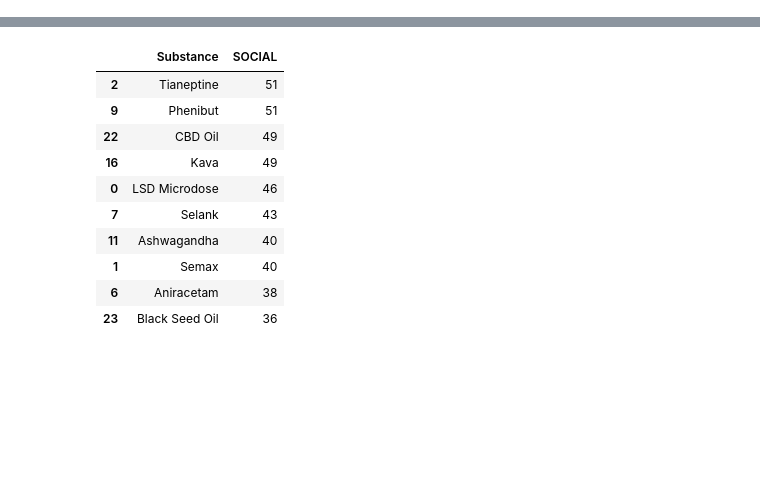
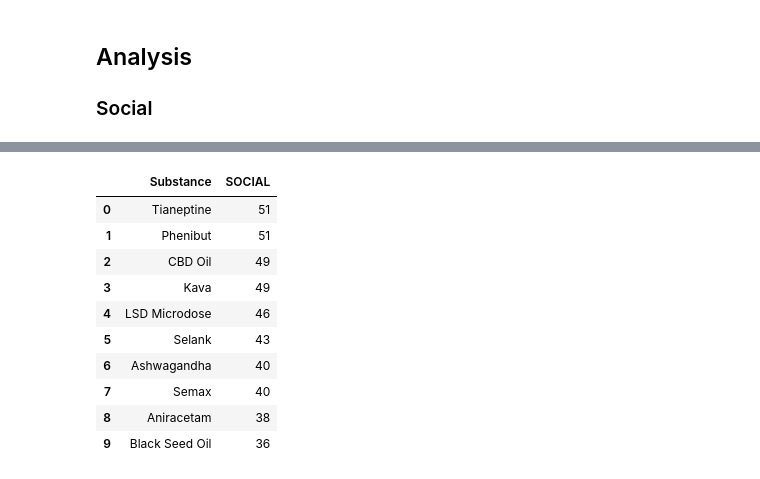
Before and after one commit to kubershahi/ml-data, a Jupyter notebook: ageless/Nootropics/nootropics.ipynb, the cells around one changed output, grey strips where cells are left out. Cells and saved outputs as stored; diff of their text form; code cells hidden in the pictures; blank space fills up the shorter version.

Commit message:
nootropics-analysis

```diff
--- a/ageless/Nootropics/nootropics.ipynb
+++ b/ageless/Nootropics/nootropics.ipynb
@@ -45,6 +49,7 @@ data.head(10)
 | 9 | Phenibut | https://nootropics-database.com/s... | 35 | 45 | 0 | 0 | 0 | 3 | 0 | ... |
 # %%
 data['Score'] = data.mean(axis=1, numeric_only= True)
+data = data.round(decimals= 2)
 # %%
 data.head(10)
 # %% [output]
@@ -59,23 +64,27 @@ data.head(10)
 | 7 | Selank | https://nootropics-database.com/s... | 33 | 35 | 17 | 0 | 0 | 17 | 0 | ... |
 | 8 | Coluracetam | https://nootropics-database.com/s... | 26 | 29 | 31 | 0 | 0 | 20 | 0 | ... |
 | 9 | Phenibut | https://nootropics-database.com/s... | 35 | 45 | 0 | 0 | 0 | 3 | 0 | ... |
+# %% [markdown]
+## Analysis
+
+### Social
 # %%
-data_social = data.sort_values(by='SOCIAL', ascending = False)[['Substance','SOCIAL']][0:10]
+data_social = data.sort_values(by='SOCIAL', ascending = False, ignore_index = True)[['Substance','SOCIAL']][0:10]
 
 fig = px.bar(data_social, x='Substance', y='SOCIAL')
 fig.show()
 
 data_social
 # %% [output]
 [interactive output not drawn]
 |  | Substance | SOCIAL |
-| 2 | Tianeptine | 51 |
-| 9 | Phenibut | 51 |
-| 22 | CBD Oil | 49 |
-| 16 | Kava | 49 |
-| 0 | LSD Microdose | 46 |
-| 7 | Selank | 43 |
-| 11 | Ashwagandha | 40 |
-| 1 | Semax | 40 |
-| 6 | Aniracetam | 38 |
-| 23 | Black Seed Oil | 36 |
+| 0 | Tianeptine | 51 |
+| 1 | Phenibut | 51 |
+| 2 | CBD Oil | 49 |
+| 3 | Kava | 49 |
+| 4 | LSD Microdose | 46 |
+| 5 | Selank | 43 |
+| 6 | Ashwagandha | 40 |
+| 7 | Semax | 40 |
+| 8 | Aniracetam | 38 |
+| 9 | Black Seed Oil | 36 |
```
Also changed, not shown: parts of 25 cells of this notebook, 9 other files.
